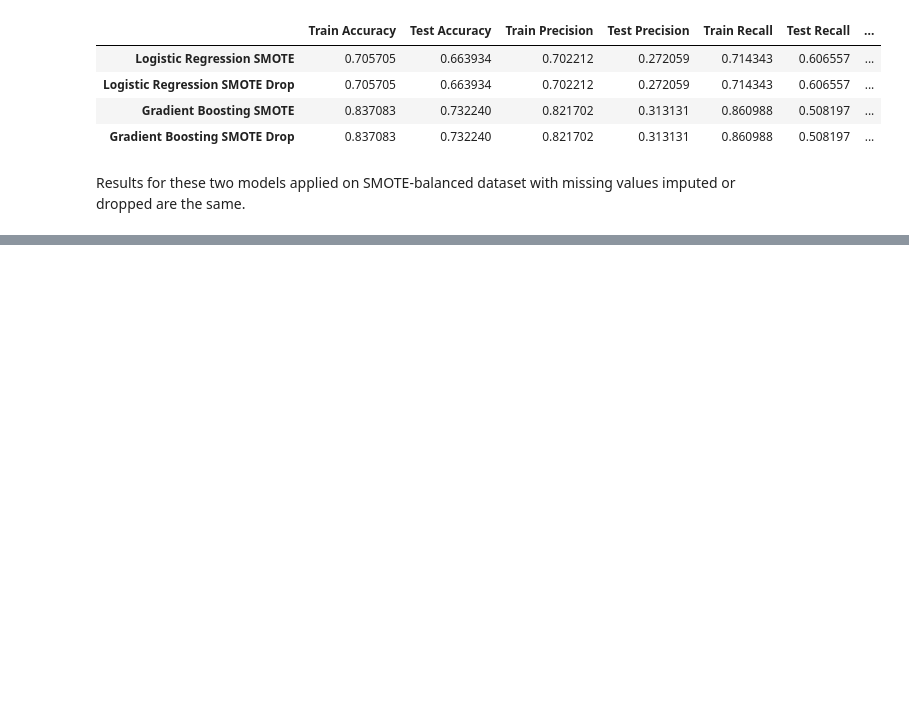
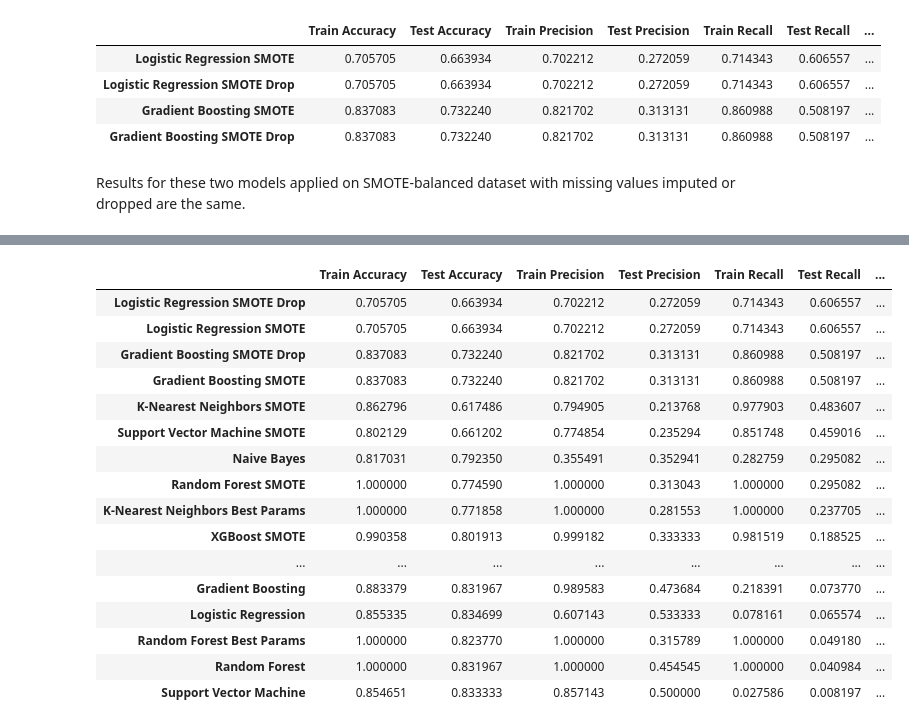
Before and after one commit to airenare/Heart-Disease-Risk-Prediction, a Jupyter notebook: notebooks/4_modeling.ipynb, the cells around one changed output, grey strips where cells are left out. Saved outputs shown, nothing was run; the diff lists cells and outputs as text; code cells hidden in the pictures; blank space fills up the shorter version.

```diff
--- a/notebooks/4_modeling.ipynb
+++ b/notebooks/4_modeling.ipynb
@@ -1119,0 +1127,24 @@ Based on the evaluation of models, the best model is the Gradient Boost model ap
+# %%
+# Sort results by the Test Recall score
+results_all.sort_values(by='Test Recall', ascending=False, inplace=True)
+
+results_all_colored = results_all[score_cols].style.background_gradient(cmap='plasma', axis=None, vmin=0, vmax=1, subset=pd.IndexSlice[:, :])
+results_all_colored
+# %% [output]
+|  | Train Accuracy | Test Accuracy | Train Precision | Test Precision | Train Recall | Test Recall | ... |
+| Logistic Regression SMOTE Drop | 0.705705 | 0.663934 | 0.702212 | 0.272059 | 0.714343 | 0.606557 | ... |
+| Logistic Regression SMOTE | 0.705705 | 0.663934 | 0.702212 | 0.272059 | 0.714343 | 0.606557 | ... |
+| Gradient Boosting SMOTE Drop | 0.837083 | 0.732240 | 0.821702 | 0.313131 | 0.860988 | 0.508197 | ... |
+| Gradient Boosting SMOTE | 0.837083 | 0.732240 | 0.821702 | 0.313131 | 0.860988 | 0.508197 | ... |
+| K-Nearest Neighbors SMOTE | 0.862796 | 0.617486 | 0.794905 | 0.213768 | 0.977903 | 0.483607 | ... |
+| Support Vector Machine SMOTE | 0.802129 | 0.661202 | 0.774854 | 0.235294 | 0.851748 | 0.459016 | ... |
+| Naive Bayes | 0.817031 | 0.792350 | 0.355491 | 0.352941 | 0.282759 | 0.295082 | ... |
+| Random Forest SMOTE | 1.000000 | 0.774590 | 1.000000 | 0.313043 | 1.000000 | 0.295082 | ... |
+| K-Nearest Neighbors Best Params | 1.000000 | 0.771858 | 1.000000 | 0.281553 | 1.000000 | 0.237705 | ... |
+| XGBoost SMOTE | 0.990358 | 0.801913 | 0.999182 | 0.333333 | 0.981519 | 0.188525 | ... |
+| ... | ... | ... | ... | ... | ... | ... | ... |
+| Gradient Boosting | 0.883379 | 0.831967 | 0.989583 | 0.473684 | 0.218391 | 0.073770 | ... |
+| Logistic Regression | 0.855335 | 0.834699 | 0.607143 | 0.533333 | 0.078161 | 0.065574 | ... |
+| Random Forest Best Params | 1.000000 | 0.823770 | 1.000000 | 0.315789 | 1.000000 | 0.049180 | ... |
+| Random Forest | 1.000000 | 0.831967 | 1.000000 | 0.454545 | 1.000000 | 0.040984 | ... |
+| Support Vector Machine | 0.854651 | 0.833333 | 0.857143 | 0.500000 | 0.027586 | 0.008197 | ... |
```
Also changed, not shown: parts of 20 cells of this notebook.
